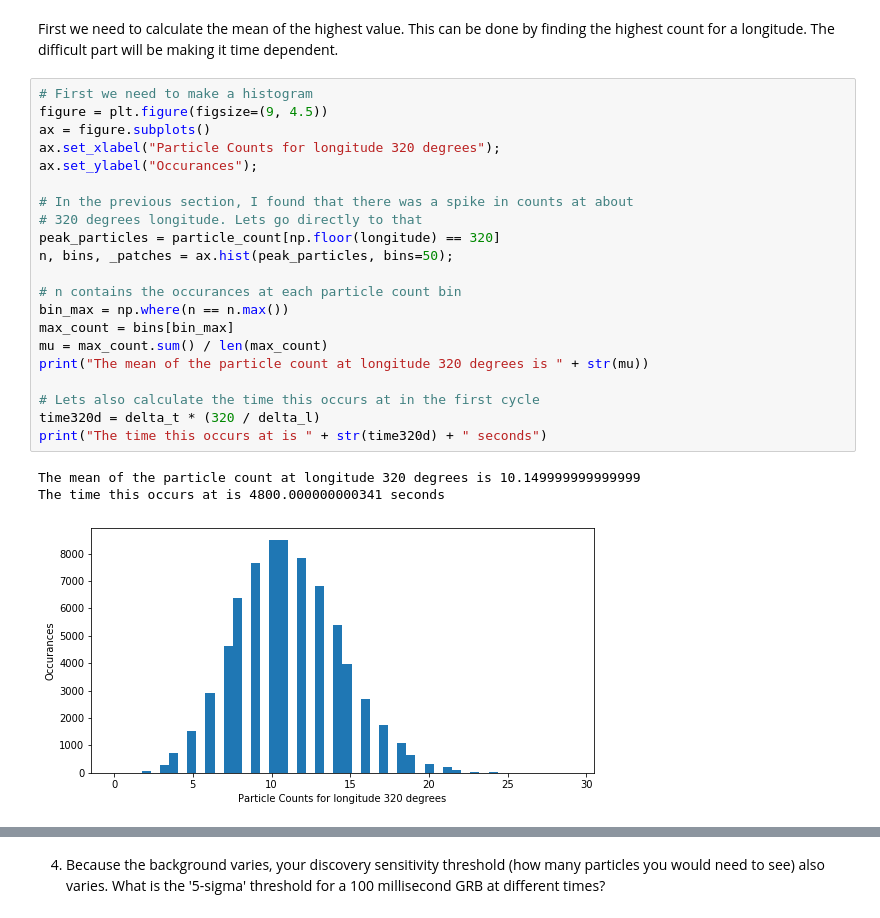
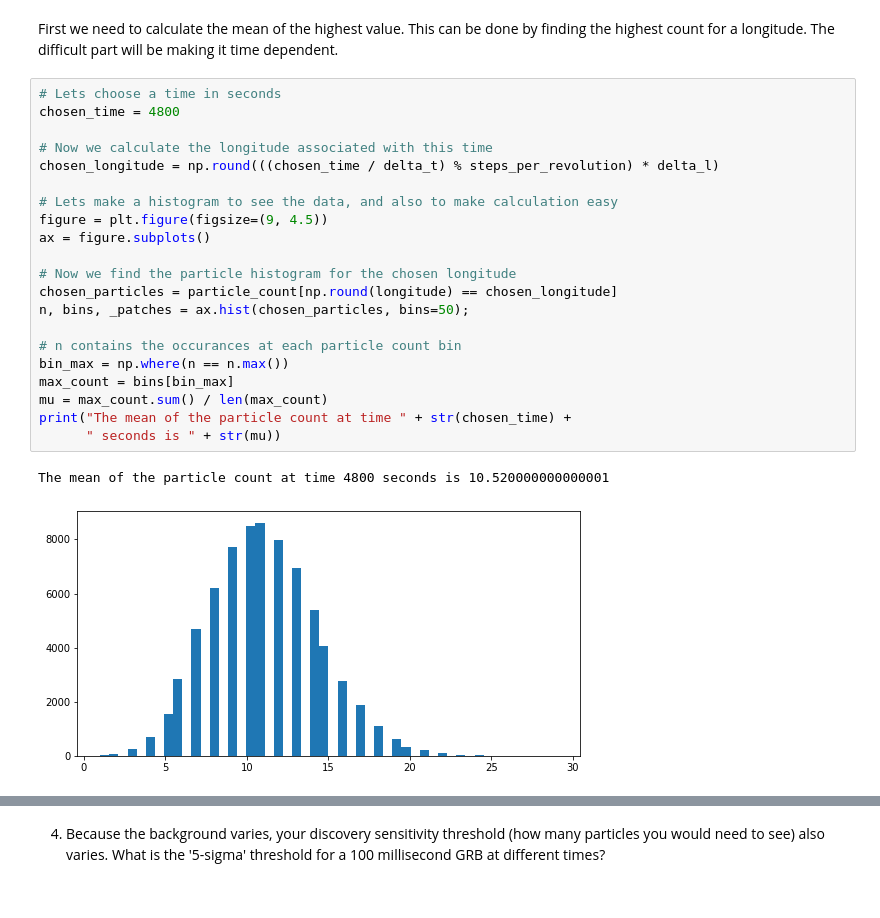
Before and after one commit to AdamK42/physics-434, a Jupyter notebook: lab4/lab4.ipynb, the cells around one changed output, grey strips where cells are left out. Cells and saved outputs as stored; diff of their text form.

```diff
--- a/lab4/lab4.ipynb
+++ b/lab4/lab4.ipynb
@@ -118,30 +119,29 @@ time_per_revolution = steps_per_revolution * delta_t
 # %% [markdown]
 First we need to calculate the mean of the highest value. This can be done by finding the highest count for a longitude. The difficult part will be making it time dependent.
 # %%
-# First we need to make a histogram
+# Lets choose a time in seconds
+chosen_time = 4800
+
+# Now we calculate the longitude associated with this time
+chosen_longitude = np.round(((chosen_time / delta_t) % steps_per_revolution) * delta_l)
+
+# Lets make a histogram to see the data, and also to make calculation easy
 figure = plt.figure(figsize=(9, 4.5))
 ax = figure.subplots()
-ax.set_xlabel("Particle Counts for longitude 320 degrees");
-ax.set_ylabel("Occurances");
 
-# In the previous section, I found that there was a spike in counts at about
-# 320 degrees longitude. Lets go directly to that
-peak_particles = particle_count[np.floor(longitude) == 320]
-n, bins, _patches = ax.hist(peak_particles, bins=50);
+# Now we find the particle histogram for the chosen longitude
+chosen_particles = particle_count[np.round(longitude) == chosen_longitude]
+n, bins, _patches = ax.hist(chosen_particles, bins=50);
 
 # n contains the occurances at each particle count bin
 bin_max = np.where(n == n.max())
 max_count = bins[bin_max]
 mu = max_count.sum() / len(max_count)
-print("The mean of the particle count at longitude 320 degrees is " + str(mu))
-
-# Lets also calculate the time this occurs at in the first cycle
-time320d = delta_t * (320 / delta_l)
-print("The time this occurs at is " + str(time320d) + " seconds")
+print("The mean of the particle count at time " + str(chosen_time) +
+      " seconds is " + str(mu))
 # %% [output]
-The mean of the particle count at longitude 320 degrees is 10.149999999999999
-The time this occurs at is 4800.000000000341 seconds
+The mean of the particle count at time 4800 seconds is 10.520000000000001
-[figure, old version]
+[figure, new version]
 # %%
 # Having found this mean, we can then construct the model
 from scipy.stats import poisson
```
Also changed, not shown: parts of 8 cells of this notebook.
